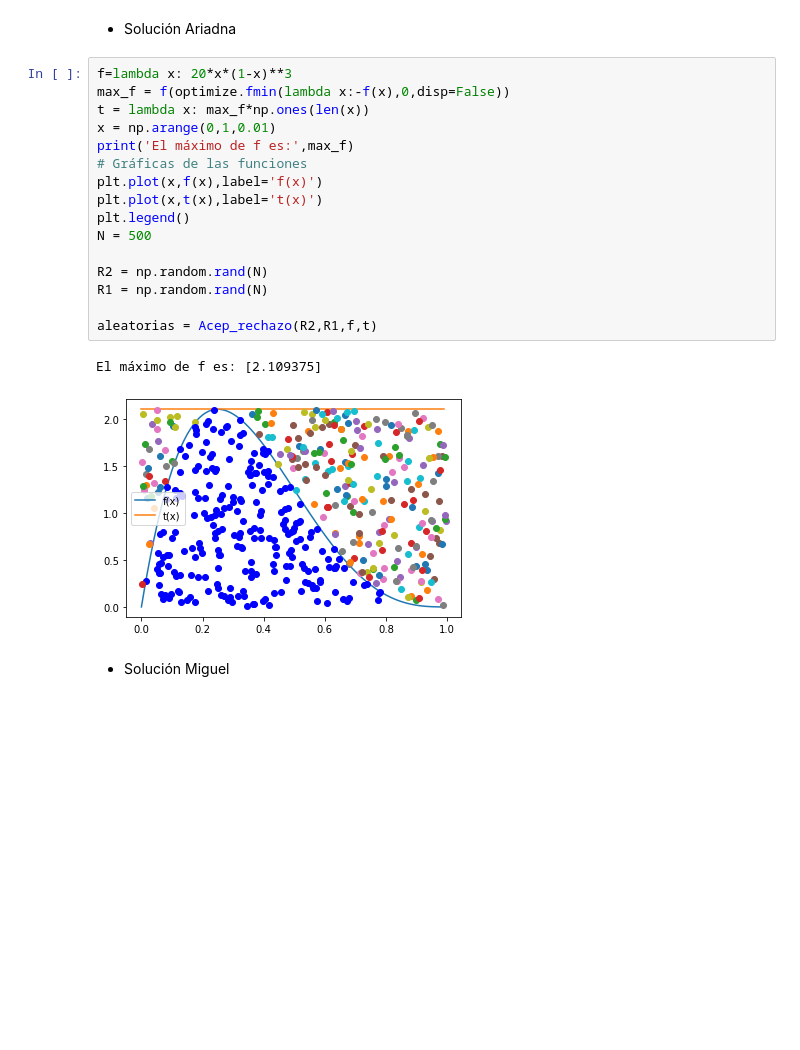
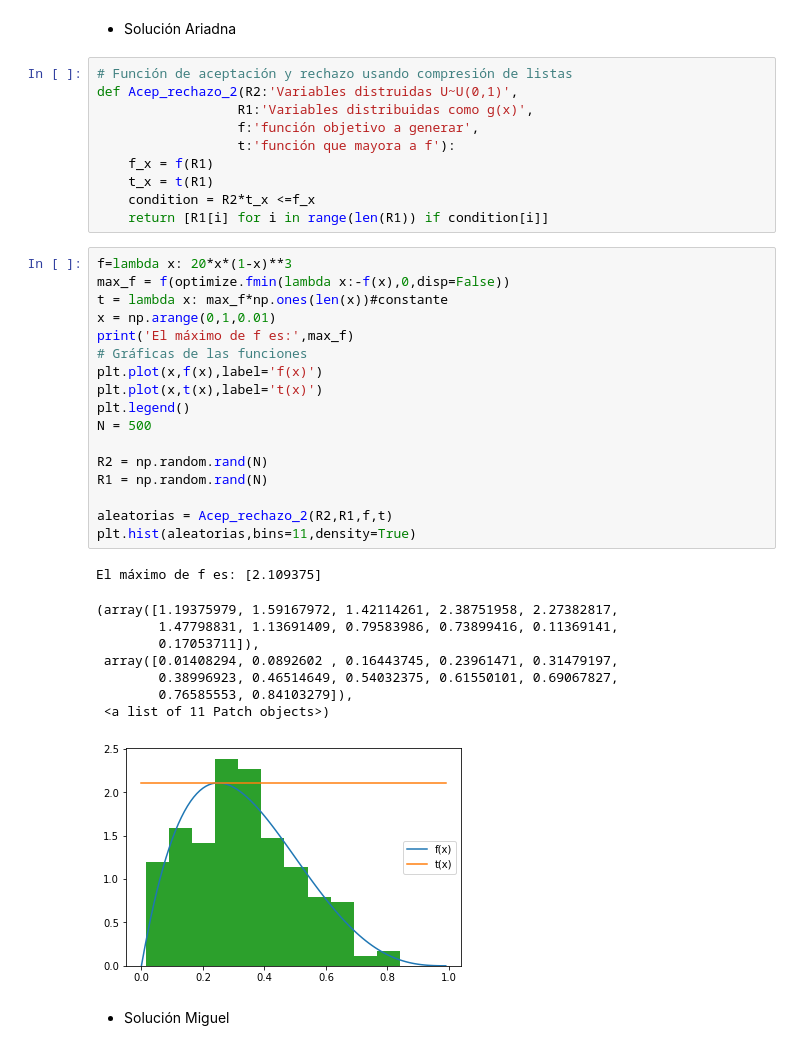
Before and after one commit to miguelaguirre11/Tarea2, a Jupyter notebook: Tarea4.ipynb, the cells around one changed output. Saved outputs shown, nothing was run; the diff lists cells and outputs as text; blank space fills up the shorter version.

```diff
--- a/Tarea4.ipynb
+++ b/Tarea4.ipynb
@@ -561,24 +561,42 @@ $$f(x)=20x(1-x)^3$$
 usando el método de aceptación y rechazo
 # %% [markdown]
 - Solución Ariadna
+# %%
+# Función de aceptación y rechazo usando compresión de listas
+def Acep_rechazo_2(R2:'Variables distruidas U~U(0,1)',
+                  R1:'Variables distribuidas como g(x)',
+                  f:'función objetivo a generar',
+                  t:'función que mayora a f'):
+    f_x = f(R1)
+    t_x = t(R1)
+    condition = R2*t_x <=f_x
+    return [R1[i] for i in range(len(R1)) if condition[i]]
 # %%
 f=lambda x: 20*x*(1-x)**3
 max_f = f(optimize.fmin(lambda x:-f(x),0,disp=False))
-t = lambda x: max_f*np.ones(len(x))
+t = lambda x: max_f*np.ones(len(x))#constante
 x = np.arange(0,1,0.01)
 print('El máximo de f es:',max_f)
 # Gráficas de las funciones
 plt.plot(x,f(x),label='f(x)')
 plt.plot(x,t(x),label='t(x)')
 plt.legend()
 N = 500
 
 R2 = np.random.rand(N)
 R1 = np.random.rand(N)
 
-aleatorias = Acep_rechazo(R2,R1,f,t)
+aleatorias = Acep_rechazo_2(R2,R1,f,t)
+plt.hist(aleatorias,bins=11,density=True)
 # %% [output]
 El máximo de f es: [2.109375]
+(array([1.19375979, 1.59167972, 1.42114261, 2.38751958, 2.27382817,
+        1.47798831, 1.13691409, 0.79583986, 0.73899416, 0.11369141,
+        0.17053711]),
+ array([0.01408294, 0.0892602 , 0.16443745, 0.23961471, 0.31479197,
+        0.38996923, 0.46514649, 0.54032375, 0.61550101, 0.69067827,
+        0.76585553, 0.84103279]),
+ <a list of 11 Patch objects>)
-[figure, old version]
+[figure, new version]
 # %% [markdown]
 - Solución Miguel
```
Also changed, not shown: parts of 7 cells of this notebook.
